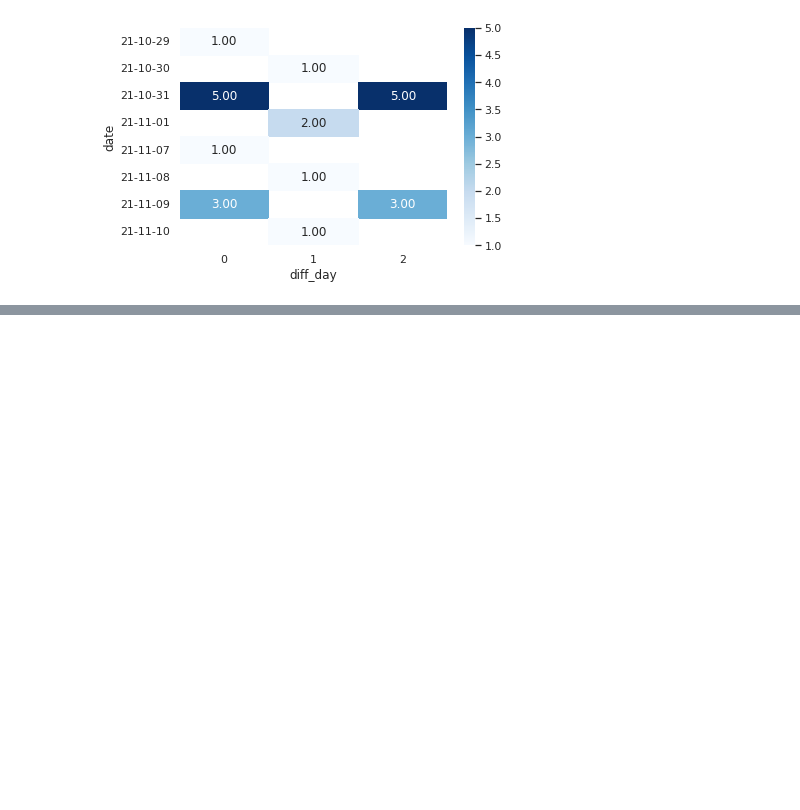
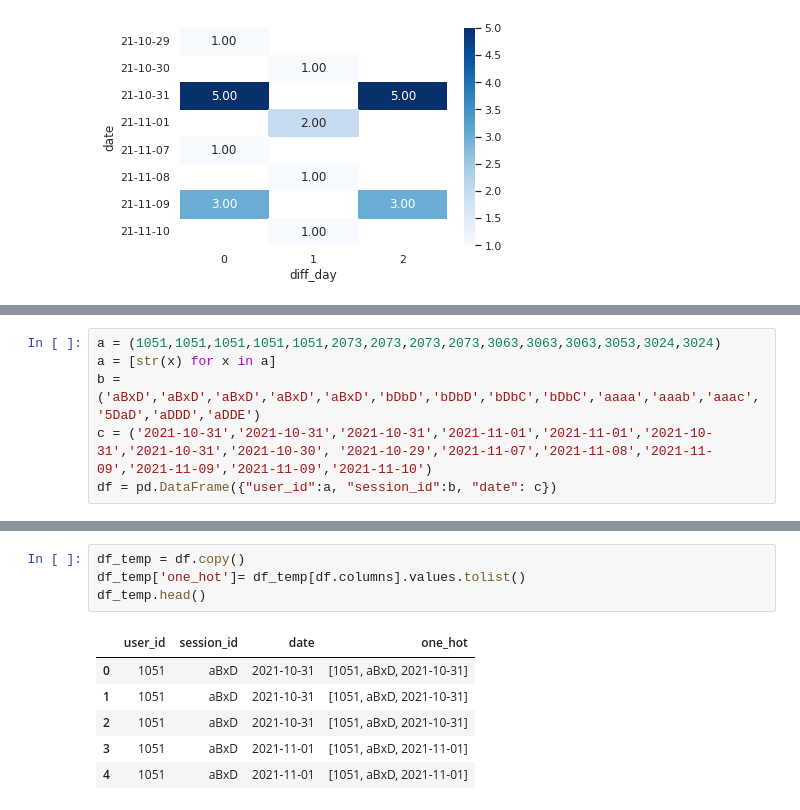
Before and after one commit to tkasod2/TIL, a Jupyter notebook: Basic code/시각화_및_pandas_default_정리.ipynb, the cells around one changed output, grey strips where cells are left out. Cells and saved outputs as stored; diff of their text form; blank space fills up the shorter version.

```diff
--- a/Basic code/시각화_및_pandas_default_정리.ipynb
+++ b/Basic code/시각화_및_pandas_default_정리.ipynb
@@ -222,0 +232,6 @@ g = sns.heatmap(vis_cohort, annot=True
+# %%
+a = (1051,1051,1051,1051,1051,2073,2073,2073,2073,3063,3063,3063,3053,3024,3024)
+a = [str(x) for x in a]
+b = ('aBxD','aBxD','aBxD','aBxD','aBxD','bDbD','bDbD','bDbC','bDbC','aaaa','aaab','aaac', '5DaD','aDDD','aDDE')
+c = ('2021-10-31','2021-10-31','2021-10-31','2021-11-01','2021-11-01','2021-10-31','2021-10-31','2021-10-30', '2021-10-29','2021-11-07','2021-11-08','2021-11-09','2021-11-09','2021-11-09','2021-11-10')
+df = pd.DataFrame({"user_id":a, "session_id":b, "date": c})
@@ -222,0 +284,11 @@ g = sns.heatmap(vis_cohort, annot=True
+# %%
+df_temp = df.copy()
+df_temp['one_hot']= df_temp[df.columns].values.tolist()
+df_temp.head()
+# %% [output]
+|  | user_id | session_id | date | one_hot |
+| 0 | 1051 | aBxD | 2021-10-31 | [1051, aBxD, 2021-10-31] |
+| 1 | 1051 | aBxD | 2021-10-31 | [1051, aBxD, 2021-10-31] |
+| 2 | 1051 | aBxD | 2021-10-31 | [1051, aBxD, 2021-10-31] |
+| 3 | 1051 | aBxD | 2021-11-01 | [1051, aBxD, 2021-11-01] |
+| 4 | 1051 | aBxD | 2021-11-01 | [1051, aBxD, 2021-11-01] |
```
Also changed, not shown: parts of 15 cells of this notebook.
